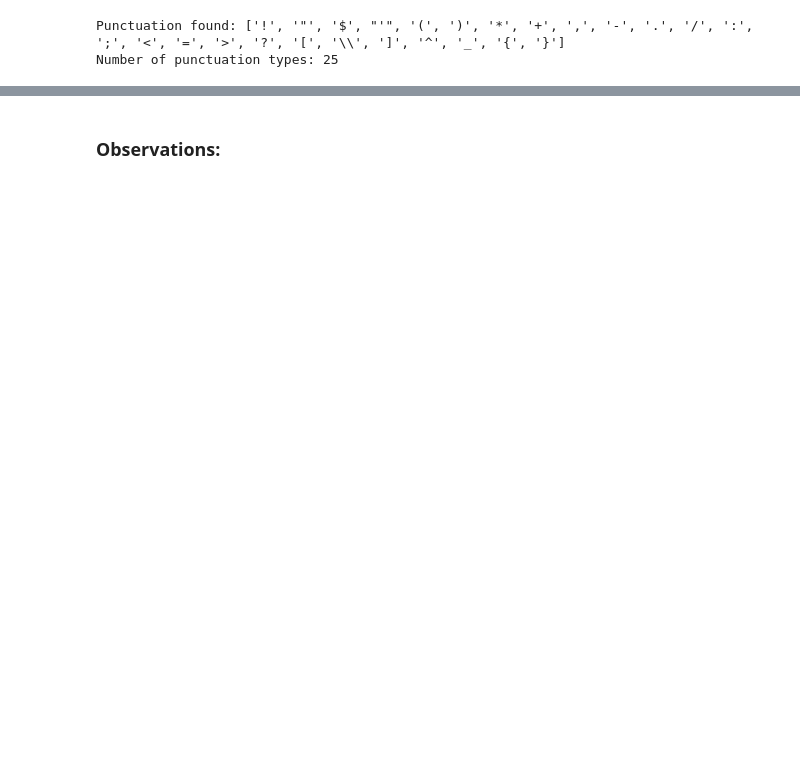
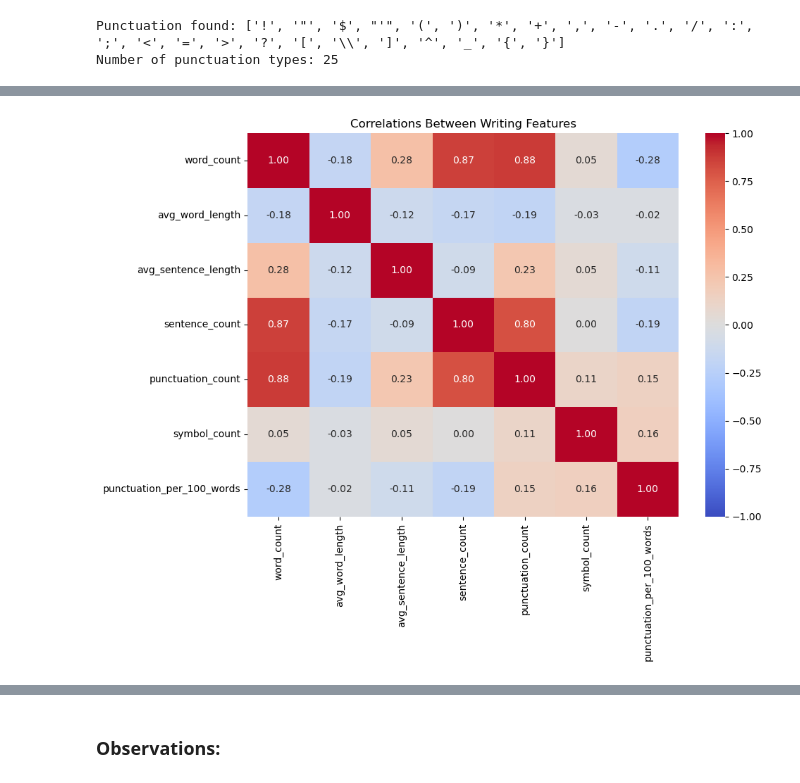
Before and after one commit to FredWltr/NameThatLLM, a Jupyter notebook: NameThatLLM.ipynb, the cells around one changed output, grey strips where cells are left out. Drawn from its saved outputs; the diff is of its cells as text; code cells hidden in the pictures; blank space fills up the shorter version.

Commit message:
added comments, and more questions and correlation analysis and outlier checks

```diff
--- a/NameThatLLM.ipynb
+++ b/NameThatLLM.ipynb
@@ -210,10 +223,3 @@ print("Number of punctuation types:", len(punctuation_list))
 # %% [output]
 Punctuation found: ['!', '"', '$', "'", '(', ')', '*', '+', ',', '-', '.', '/', ':', ';', '<', '=', '>', '?', '[', '\\', ']', '^', '_', '{', '}']
 Number of punctuation types: 25
-# %%
-for p in punctuation_list:
-    count = data['text'].fillna('').apply(
-        lambda x: str(x).count(p)
-    )
-
-    data[f'ratio_{p}'] = (count / data['punctuation_count'])
@@ -235,0 +226,9 @@ data
+# %%
+# Calculate each punctuation character's share of total counted punctuation. Using a minimum denominator of one prevents division by zero.
+
+punctuation_total = data["punctuation_count"].clip(lower=1)
+
+for p in punctuation_list:
+    count = (data["text"].fillna("").astype(str).str.count(re.escape(p)))
+
+    data[f"ratio_{p}"] = count / punctuation_total
@@ -235,0 +252,28 @@ data
+# %%
+# Measure punctuation relative to paragraph length and look at correlations between numerical features. Correlation describes relationships, it does not establish prediction accuracy.
+
+data["punctuation_per_100_words"] = (
+    data["punctuation_count"]
+    / data["word_count"].clip(lower=1)
+    * 100
+)
+
+feature_columns = [
+    "word_count",
+    "avg_word_length",
+    "avg_sentence_length",
+    "sentence_count",
+    "punctuation_count",
+    "symbol_count",
+    "punctuation_per_100_words"
+]
+
+display(data[feature_columns].describe().round(2))
+
+correlations = data[feature_columns].corr()
+plt.figure(figsize=(10, 8))
+sns.heatmap(correlations,annot=True,fmt=".2f",cmap="coolwarm",center=0,vmin=-1,vmax=1)
+plt.title("Correlations Between Writing Features")
+plt.tight_layout()
+plt.show()
+# %% [output]
@@ -235,0 +289 @@ data
+[figure, added]
```
Also changed, not shown: parts of 18 cells of this notebook.
